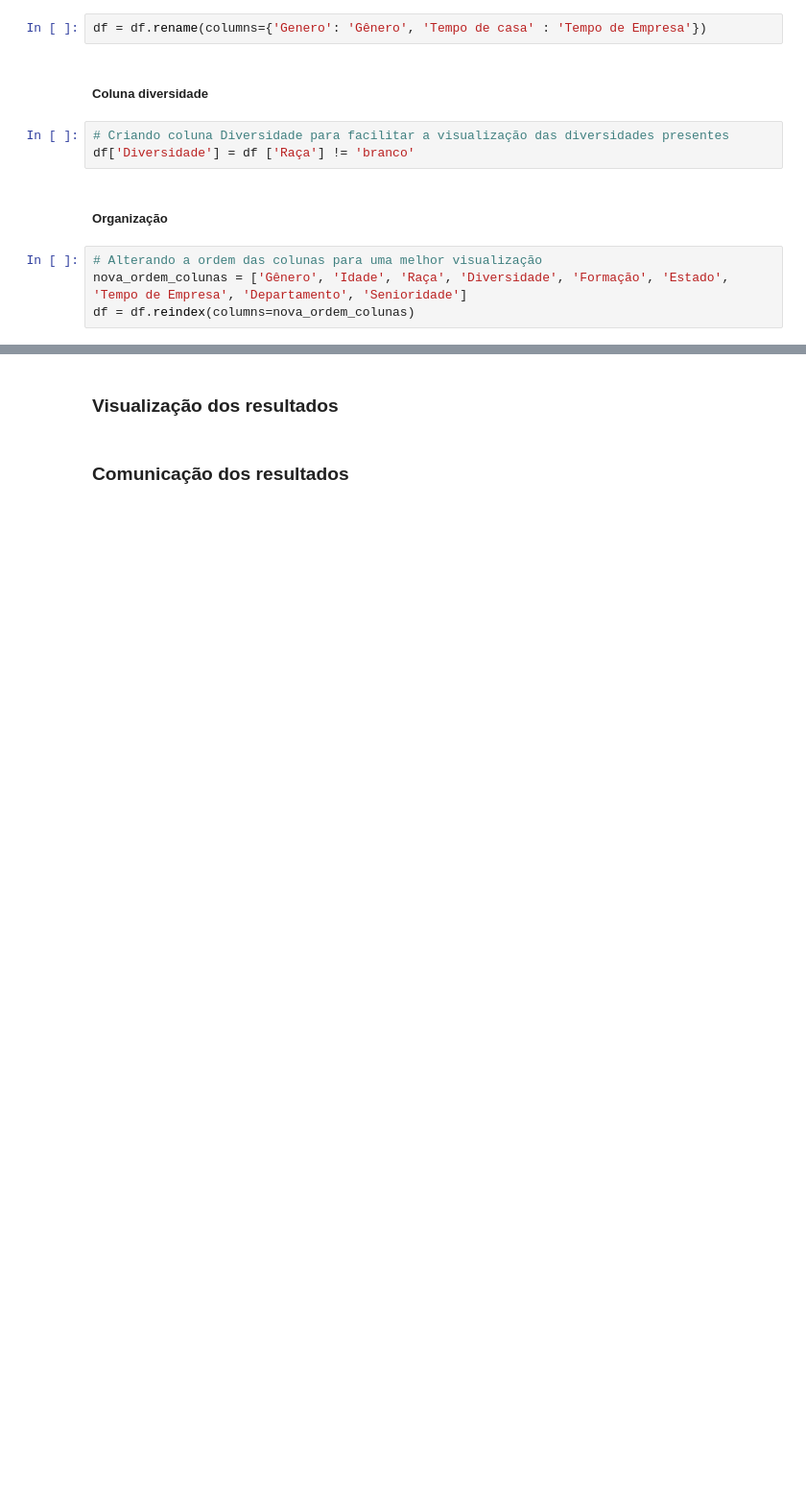
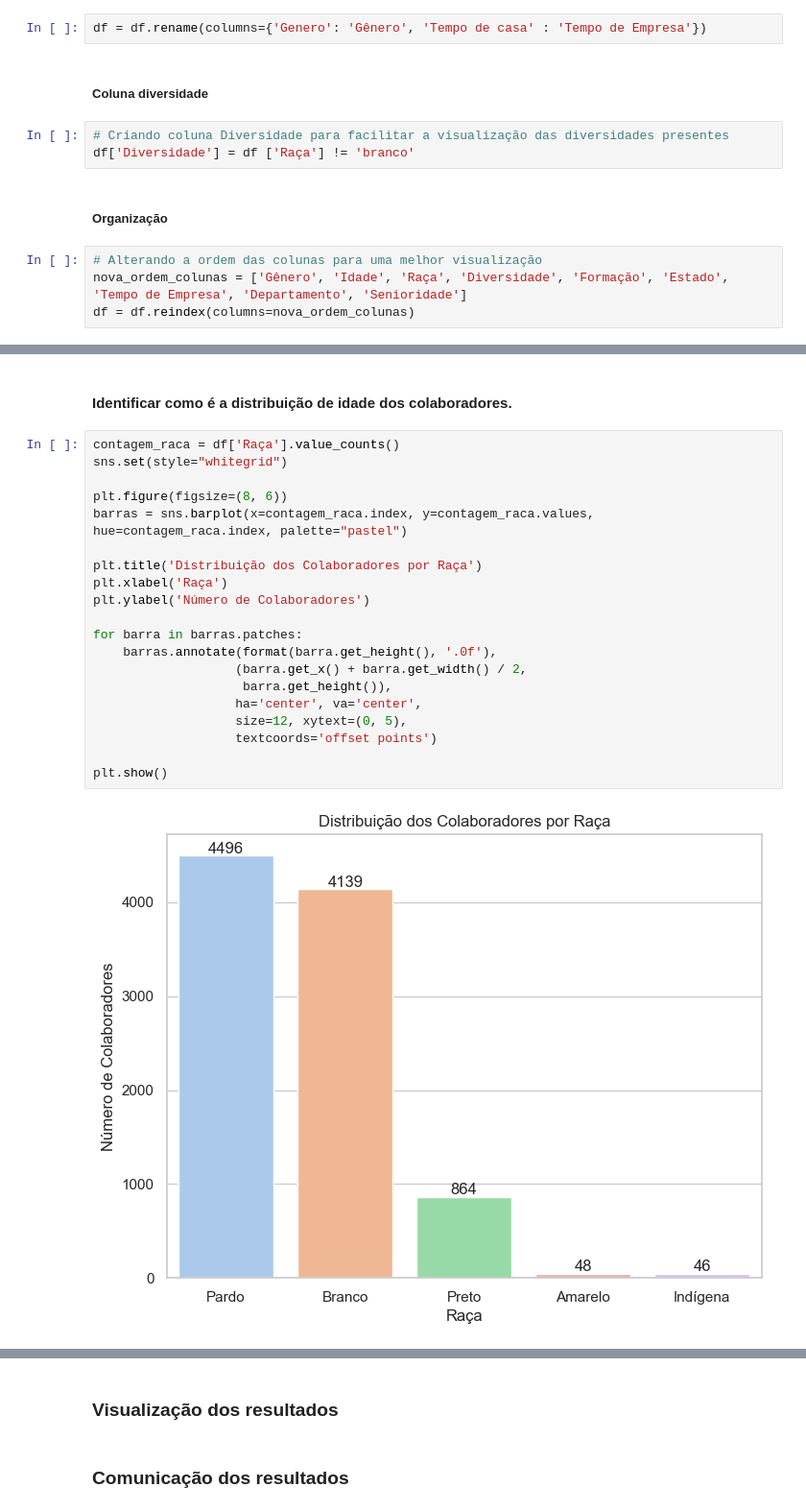
Before and after one commit to tiagotff/Hackathon_AdaHack_2024_Corp_Solutions, a Jupyter notebook: Projeto-AdaHack.ipynb, the cells around one changed output, grey strips where cells are left out. Shown at 96% size. Cells and saved outputs as stored; diff of their text form; blank space fills up the shorter version.

```diff
--- a/Projeto-AdaHack.ipynb
+++ b/Projeto-AdaHack.ipynb
@@ -384,0 +466,24 @@ df.head(10)
+# %% [markdown]
+#### Identificar como é a distribuição de idade dos colaboradores.
+# %%
+contagem_raca = df['Raça'].value_counts()
+sns.set(style="whitegrid")
+
+plt.figure(figsize=(8, 6))
+barras = sns.barplot(x=contagem_raca.index, y=contagem_raca.values, hue=contagem_raca.index, palette="pastel")
+
+plt.title('Distribuição dos Colaboradores por Raça')
+plt.xlabel('Raça')
+plt.ylabel('Número de Colaboradores')
+
+for barra in barras.patches:
+    barras.annotate(format(barra.get_height(), '.0f'),
+                   (barra.get_x() + barra.get_width() / 2,
+                    barra.get_height()),
+                   ha='center', va='center',
+                   size=12, xytext=(0, 5),
+                   textcoords='offset points')
+
+plt.show()
+# %% [output]
+[figure, added]
```
Also changed, not shown: parts of 24 cells of this notebook, 1 other file.
